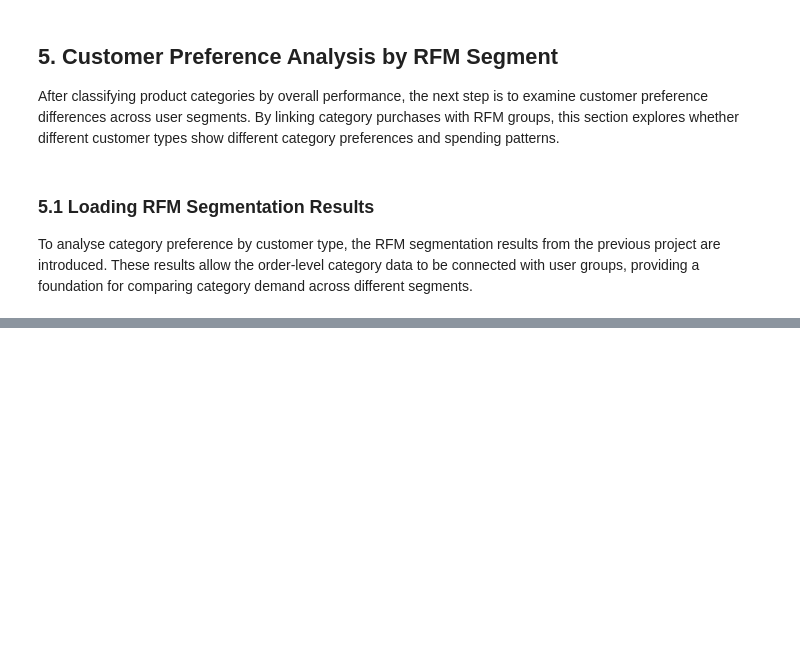
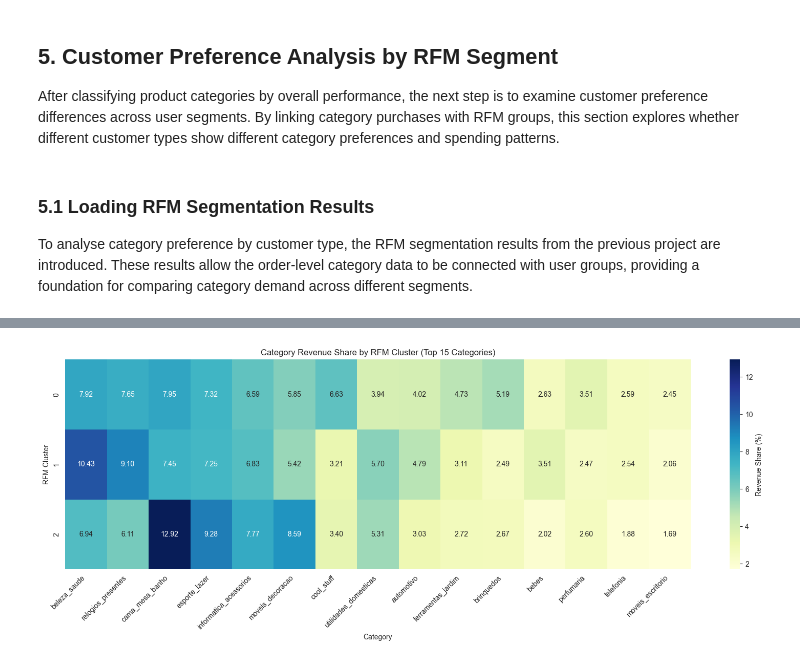
Before and after one commit to WangXin154/E-commerce_decision-making-_intelligence, a Jupyter notebook: Statistical_analysis_report/03_Product_Category_Analysis.ipynb, the cells around one changed output, grey strips where cells are left out. Cells and saved outputs as stored; diff of their text form; code cells hidden in the pictures; blank space fills up the shorter version.

```diff
--- a/Statistical_analysis_report/03_Product_Category_Analysis.ipynb
+++ b/Statistical_analysis_report/03_Product_Category_Analysis.ipynb
@@ -1076,0 +1390,11 @@ FileNotFoundError: [Errno 2] No such file or directory: 'output/user_segments_rf
+# %%
+# create pivot table based on within-cluster revenue share
+pivot_cluster_share = category_by_cluster.pivot(
+    index="cluster",
+    columns="category",
+    values="revenue_pct"
+).fillna(0)
+
+pivot_share_top15 = pivot_cluster_share[top15_categories]
+
+display(pivot_share_top15)
@@ -1076,0 +1407,19 @@ FileNotFoundError: [Errno 2] No such file or directory: 'output/user_segments_rf
+# %%
+# heatmap of within-cluster revenue share
+plt.figure(figsize=(16, 6))
+sns.heatmap(
+    pivot_share_top15,
+    annot=True,
+    fmt=".2f",
+    cmap="YlGnBu",
+    cbar_kws={"label": "Revenue Share (%)"}
+)
+
+plt.title("Category Revenue Share by RFM Cluster (Top 15 Categories)")
+plt.xlabel("Category")
+plt.ylabel("RFM Cluster")
+plt.xticks(rotation=45, ha="right")
+plt.tight_layout()
+plt.show()
+# %% [output]
+[figure, added]
```
Also changed, not shown: parts of 29 cells of this notebook.
